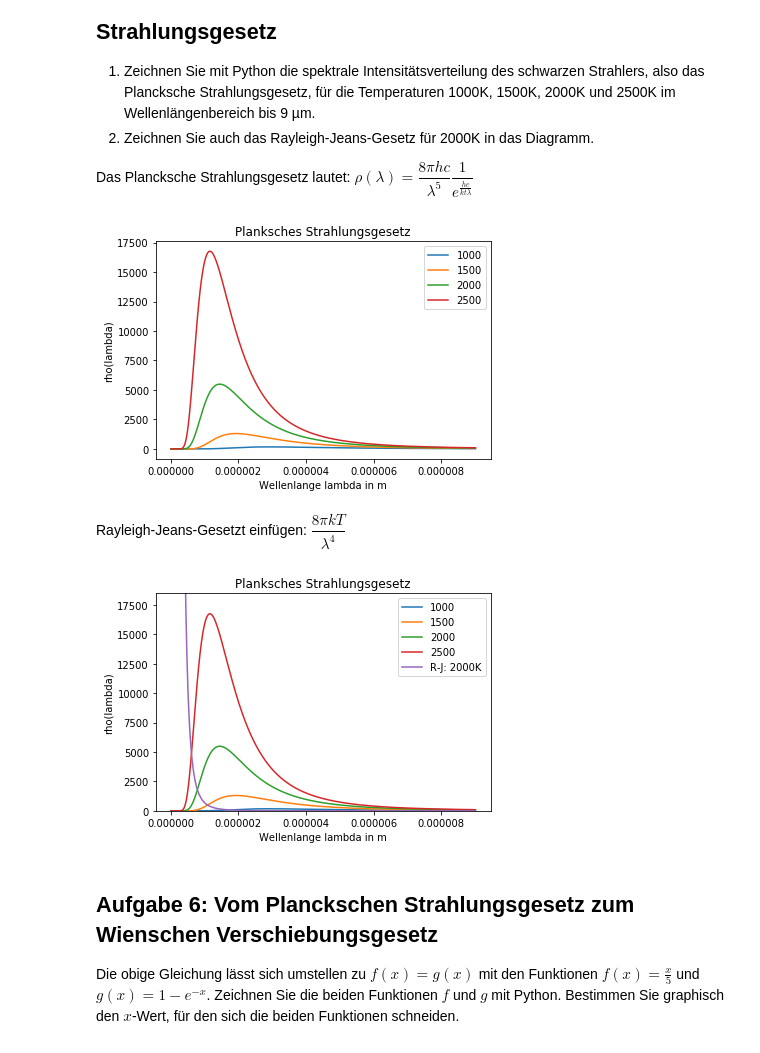
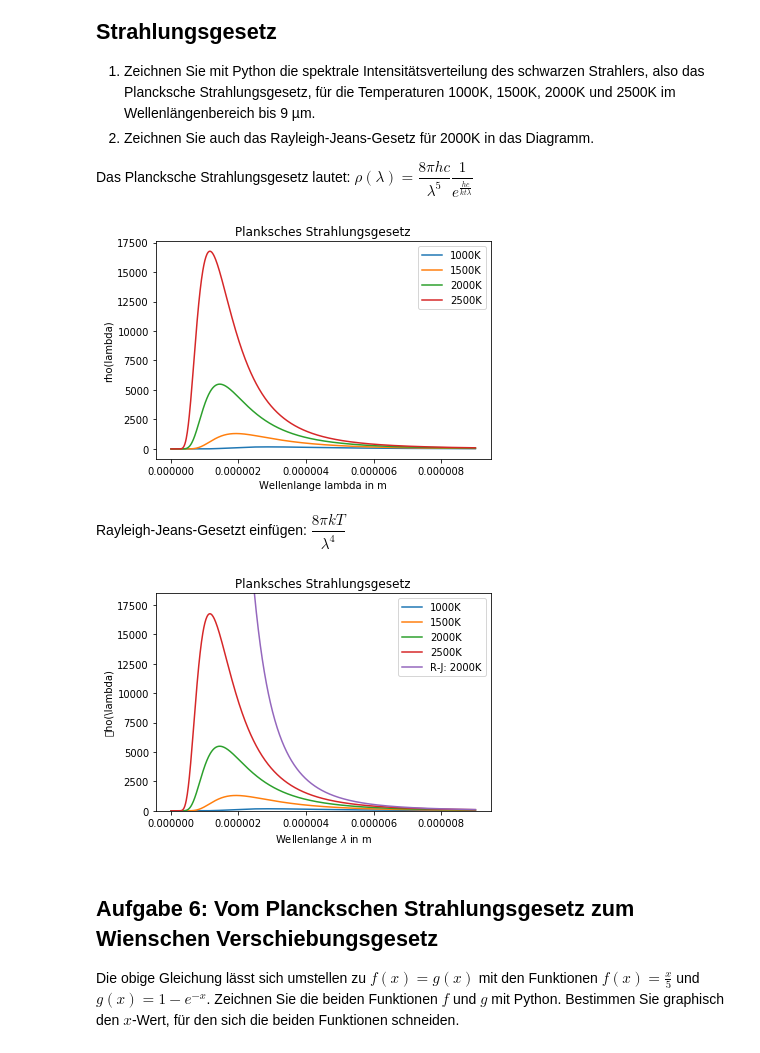
Before and after one commit to roboticSc/PCIII_2020, a Jupyter notebook: Blatt 2.ipynb, the cells around one changed output. Cells and saved outputs as stored; diff of their text form; code cells hidden in the pictures.

```diff
--- a/Blatt 2.ipynb
+++ b/Blatt 2.ipynb
@@ -28,7 +28,7 @@ lda = np.arange(0,9.02e-6,0.01e-6)
 Temp  = (1000,1500,2000,2500)
 #Plotten Planck
 for T in Temp:
-    plt.plot(lda,planckGesetzt(lda,T), label=T)
+    plt.plot(lda,planckGesetzt(lda,T), label= str (T) + "K")
 
 #Labeling etc
 plt.legend()
@@ -37,7 +37,7 @@ plt.xlabel("Wellenlange lambda in m")
 plt.ylabel("rho(lambda)")
 plt.show()
 # %% [output]
-[figure, old version]
+[figure, new version]
 # %% [markdown]
 Rayleigh-Jeans-Gesetzt einfügen: $\dfrac{8\pi k T}{\lambda^4}$
 # %%
@@ -52,24 +53,24 @@ def RayleighJeans(lda, T):
 # %%
 # Wellenlängen bis 9µm
 lda = np.arange(0,9.02e-6,0.01e-6)
 Temp  = (1000,1500,2000,2500)
 #Plotten Planck
 for T in Temp:
-    plt.plot(lda,planckGesetzt(lda,T), label=T)
+    plt.plot(lda,planckGesetzt(lda,T), label= str (T) + "K")
 #Plotten Rayleigh-JEans
-plt.plot(lda,RayleighJeans(lda, 2), label="R-J: 2000K")
+plt.plot(lda,RayleighJeans(lda, 2000), label="R-J: 2000K")
 #Label usw
 plt.legend()
 plt.title("Planksches Strahlungsgesetz")
-plt.xlabel("Wellenlange lambda in m")
-plt.ylabel("rho(lambda)")
+plt.xlabel("Wellenlange $\lambda$ in m")
+plt.ylabel("\rho(\lambda)")
 plt.ylim(0,18500)
 plt.show()
 
 #debug
 RJ = RayleighJeans(lda,2000)
 # %% [output]
-[figure, old version]
+[figure, new version]
 # %% [markdown]
 ## **Aufgabe 6: Vom Planckschen Strahlungsgesetz zum Wienschen Verschiebungsgesetz**
 Die obige Gleichung lässt sich umstellen zu $f (x) =g(x)$ mit den Funktionen
```
Also changed, not shown: parts of 1 cell of this notebook.
